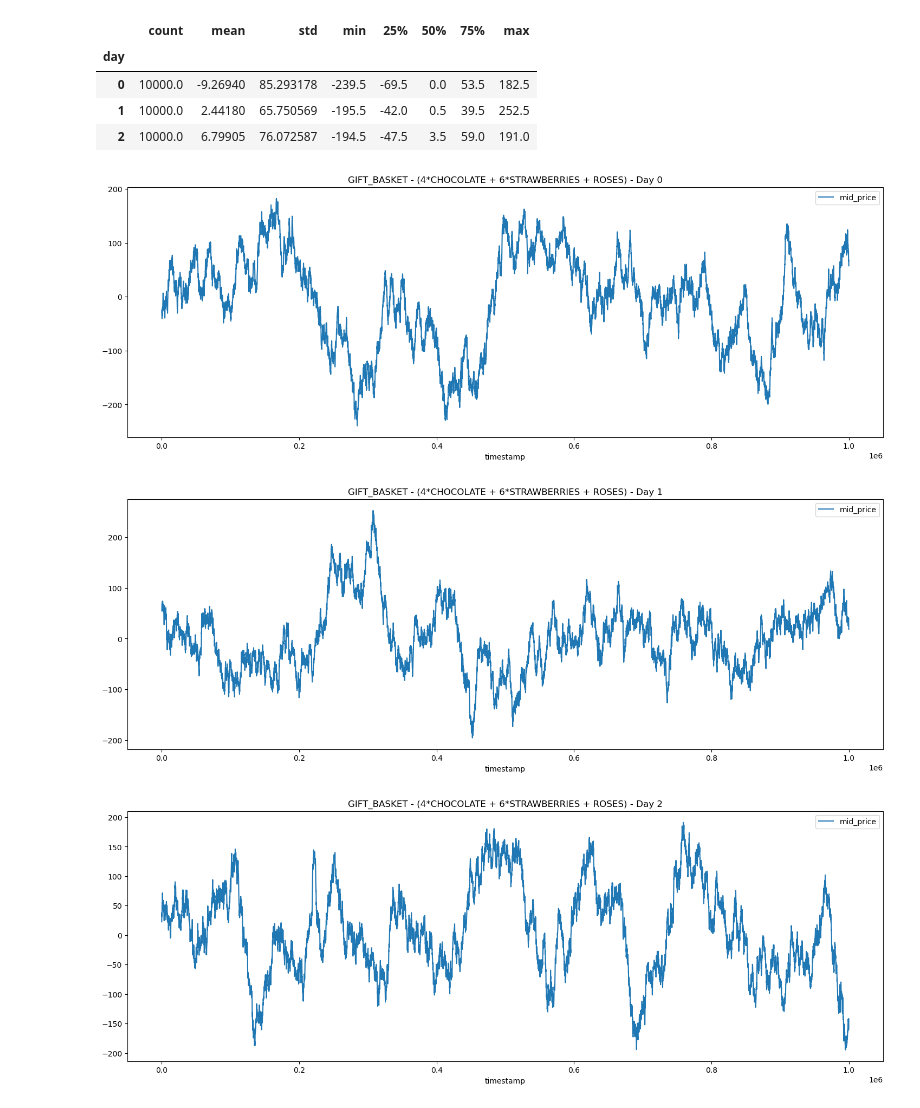
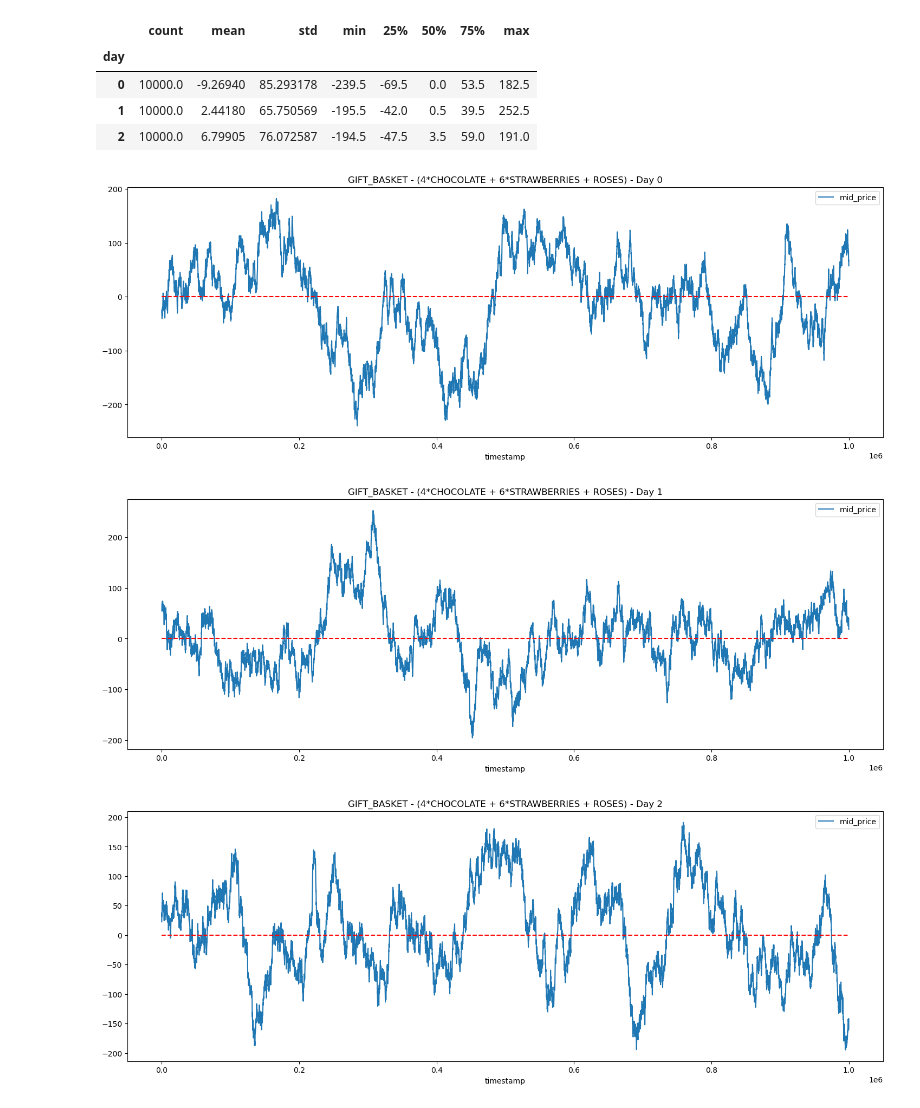
Before and after one commit to Meilism/IMC-Prosperity-Trading-Challenge, a Jupyter notebook: JM/analysis/data_analysis_3.ipynb, the cells around one changed output. Cells and saved outputs as stored; diff of their text form; code cells hidden in the pictures.

```diff
--- a/JM/analysis/data_analysis_3.ipynb
+++ b/JM/analysis/data_analysis_3.ipynb
@@ -56,0 +48,6 @@ Name: ask_volume_1, dtype: object
+# %%
+for d in days:
+    activity.loc[symbol].loc[d]['ask_volume_1'].hist(alpha=0.5)
+    activity.loc[symbol].loc[d]['bid_volume_1'].hist(alpha=0.5)
+    plt.title(f'symbol: {symbol}, day: {d}')
+    plt.show()
@@ -70,3 +71,9 @@ plt.title(symbol)
 plt.show()
 # %% [output]
 [figure]
+# %%
+for d in days:
+    activity.loc[symbol].loc[d]['ask_volume_1'].hist(alpha=0.5)
+    activity.loc[symbol].loc[d]['bid_volume_1'].hist(alpha=0.5)
+    plt.title(f'symbol: {symbol}, day: {d}')
+    plt.show()
@@ -86,3 +97,9 @@ plt.title(symbol)
 plt.show()
 # %% [output]
 [figure]
+# %%
+for d in days:
+    activity.loc[symbol].loc[d]['ask_volume_1'].hist(alpha=0.5)
+    activity.loc[symbol].loc[d]['bid_volume_1'].hist(alpha=0.5)
+    plt.title(f'symbol: {symbol}, day: {d}')
+    plt.show()
@@ -102,3 +123,9 @@ plt.title(symbol)
 plt.show()
 # %% [output]
 [figure]
+# %%
+for d in days:
+    activity.loc[symbol].loc[d]['ask_volume_1'].hist(alpha=0.5)
+    activity.loc[symbol].loc[d]['bid_volume_1'].hist(alpha=0.5)
+    plt.title(f'symbol: {symbol}, day: {d}')
+    plt.show()
@@ -165,10 +206,11 @@ diff_shift.groupby('day').describe()
 # %%
 for d in days:
     plt.figure(figsize=(18, 6))
     diff_shift.loc[d].plot(legend=True)
+    plt.hlines(0, 0, diff_shift.loc[d].index[-1], color='r', linestyle='--')
     plt.title(f'GIFT_BASKET - (4*CHOCOLATE + 6*STRAWBERRIES + ROSES) - Day {d}')
     plt.show()
 # %% [output]
-[figure, old version]
+[figure, new version]
-[figure, old version]
+[figure, new version]
-[figure, old version]
+[figure, new version]
```
Also changed, not shown: parts of 6 cells of this notebook, 11 other files.
